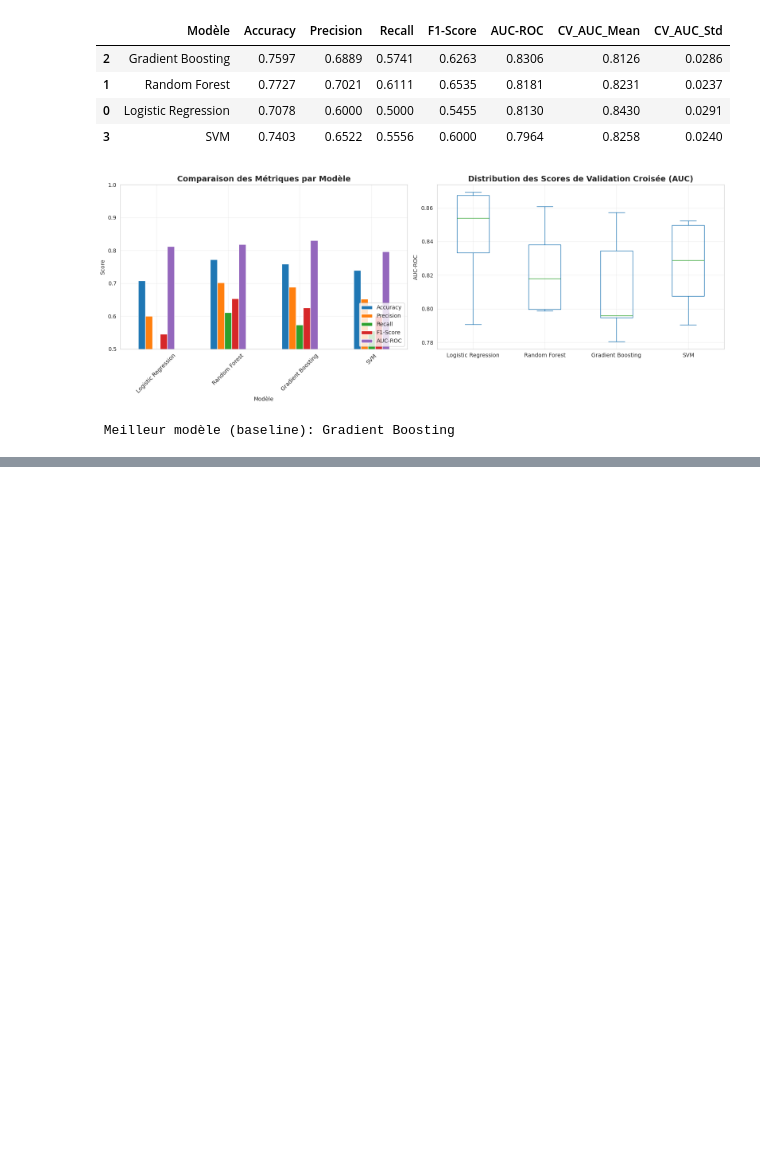
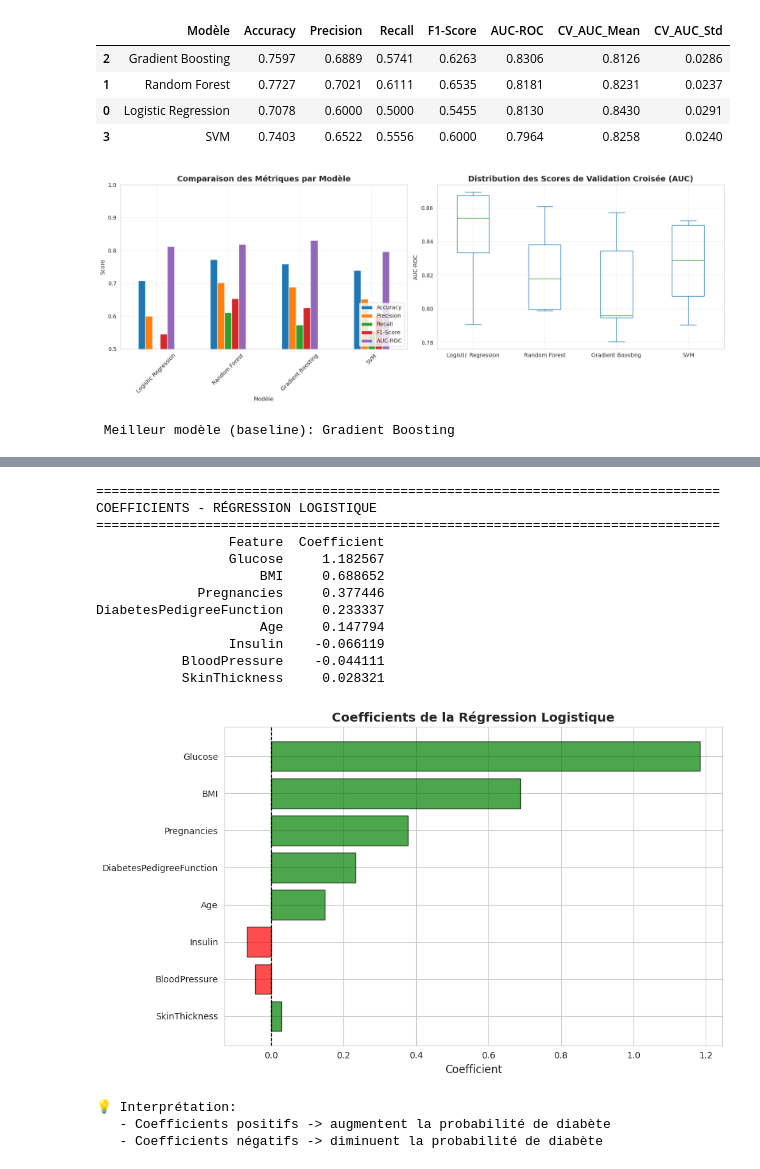
Before and after one commit to anonyme56/ProjetProgrammationDiabete, a Jupyter notebook: TP_Prog_indian_diabete.ipynb, the cells around one changed output, grey strips where cells are left out. Saved outputs shown, nothing was run; the diff lists cells and outputs as text; code cells hidden in the pictures; blank space fills up the shorter version.

```diff
--- a/TP_Prog_indian_diabete.ipynb
+++ b/TP_Prog_indian_diabete.ipynb
@@ -998,0 +1050,46 @@ TABLEAU COMPARATIF DES MODÈLES (BASELINE)
+# %%
+# Coefficients pour la Régression Logistique
+lr_coefficients = lr_pipeline.named_steps['classifier'].coef_[0]
+
+coef_df = pd.DataFrame({
+    'Feature': feature_names,
+    'Coefficient': lr_coefficients,
+    'Abs_Coefficient': np.abs(lr_coefficients)
+}).sort_values('Abs_Coefficient', ascending=False)
+
+print("="*80)
+print("COEFFICIENTS - RÉGRESSION LOGISTIQUE")
+print("="*80)
+print(coef_df[['Feature', 'Coefficient']].to_string(index=False))
+
+# Visualisation
+plt.figure(figsize=(10, 6))
+colors = ['red' if x < 0 else 'green' for x in coef_df['Coefficient']]
+plt.barh(coef_df['Feature'], coef_df['Coefficient'], color=colors, edgecolor='black', alpha=0.7)
+plt.xlabel('Coefficient', fontsize=12)
+plt.title('Coefficients de la Régression Logistique', fontsize=14, fontweight='bold')
+plt.axvline(x=0, color='black', linestyle='--', linewidth=1)
+plt.gca().invert_yaxis()
+plt.tight_layout()
+plt.show()
+
+print("\n💡 Interprétation:")
+print("   - Coefficients positifs -> augmentent la probabilité de diabète")
+print("   - Coefficients négatifs -> diminuent la probabilité de diabète")
+# %% [output]
+================================================================================
+COEFFICIENTS - RÉGRESSION LOGISTIQUE
+================================================================================
+                 Feature  Coefficient
+                 Glucose     1.182567
+                     BMI     0.688652
+             Pregnancies     0.377446
+DiabetesPedigreeFunction     0.233337
+                     Age     0.147794
+                 Insulin    -0.066119
+           BloodPressure    -0.044111
+           SkinThickness     0.028321
+[figure, added]
+💡 Interprétation:
+   - Coefficients positifs -> augmentent la probabilité de diabète
+   - Coefficients négatifs -> diminuent la probabilité de diabète
```
Also changed, not shown: parts of 2 cells of this notebook.
